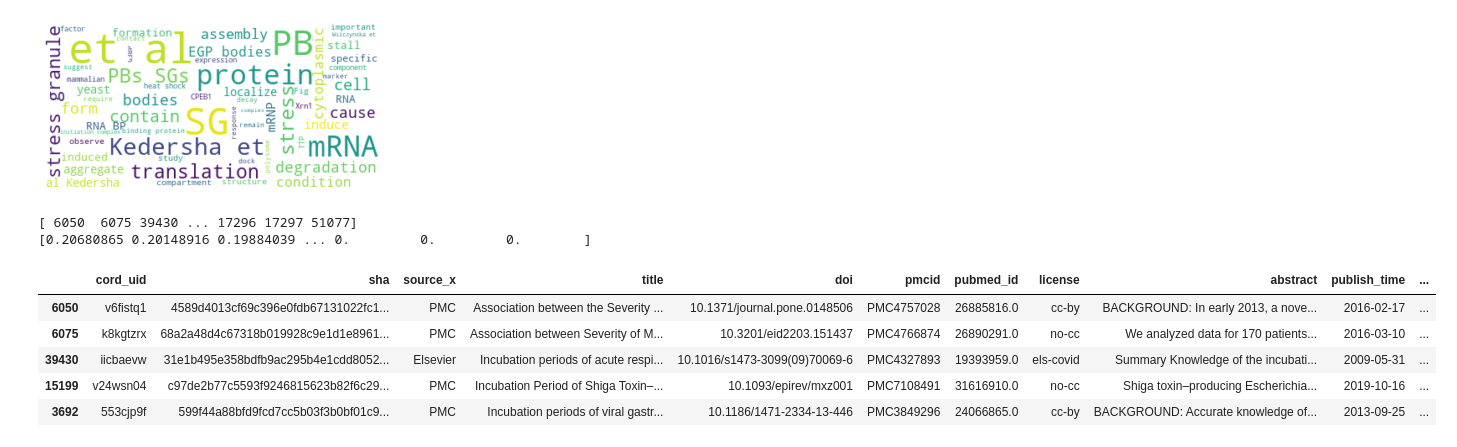
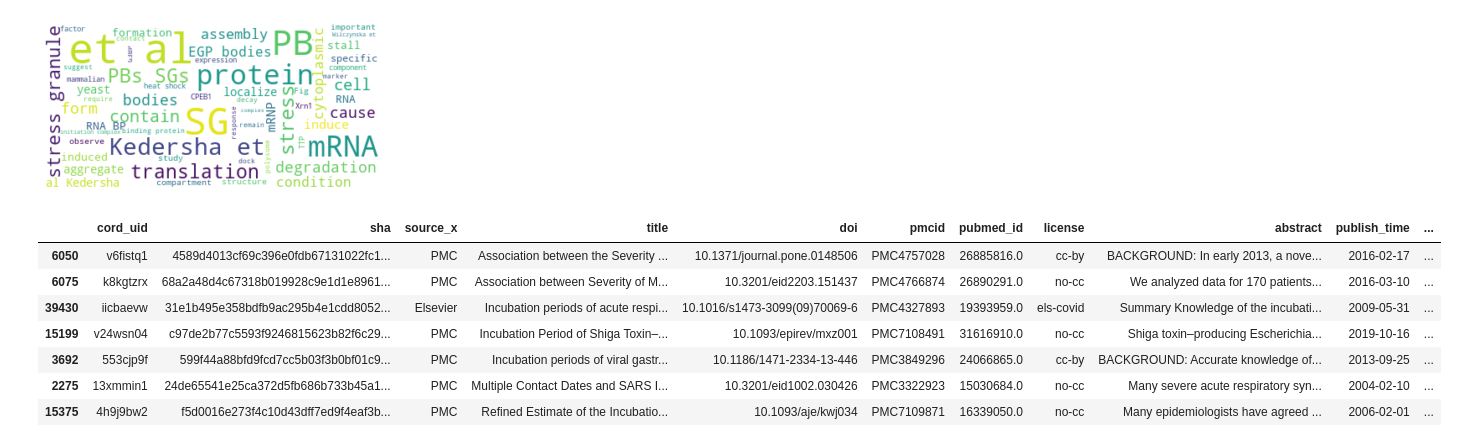
Before and after one commit to tssaini/COVID-19-challenge, a Jupyter notebook: Covid19 challenge.ipynb, the cells around one changed output. Drawn from its saved outputs; the diff is of its cells as text; code cells hidden in the pictures.

Commit message:
get_related_documents function added

```diff
--- a/Covid19 challenge.ipynb
+++ b/Covid19 challenge.ipynb
@@ -78,11 +78,3 @@ nlp = en_core_sci_lg.load(disable=["tagger", "parser", "ner"])
 # %%
 def tokenizer(sentence):
     return [word.lemma_ for word in nlp(sentence) if not (word.like_num or word.is_stop or word.is_punct or word.is_space or len(word)==1)]
-# %%
-from collections import Counter
-doc = tokenizer(df.iloc[16188]["text"])
-query = tokenizer("Range of incubation periods for the disease in humans (and how this varies across age and health status) and how long individuals are contagious, even after recovery.")
-
-word_freq = Counter(doc)
-common_words = word_freq.most_common(10)
-print (common_words)
@@ -102,19 +94,24 @@ plt.show()
 vectorizer = TfidfVectorizer()
 vectors = vectorizer.fit_transform(df.text.to_numpy())
 # %%
-query_vec = vectorizer.transform([" ".join(query)])
-results = cosine_similarity(vectors,query_vec)
-results = results.flatten()
-doc_indexes = np.argsort(results)[::-1]
-print(doc_indexes)
-print(results[doc_indexes])
-df.iloc[doc_indexes][:5]
+def get_related_documents(query, k):
+    query_tokenized = tokenizer(query)
+    query_vec = vectorizer.transform([" ".join(query_tokenized)])
+
+    results = cosine_similarity(vectors,query_vec)
+    results = results.flatten()
+
+    doc_indexes = np.argsort(results)[::-1]
+    return df.iloc[doc_indexes][:k]
-# %% [output]
-[ 6050  6075 39430 ... 17296 17297 51077]
-[0.20680865 0.20148916 0.19884039 ... 0.         0.         0.        ]
-|  | cord_uid | sha | source_x | title | doi | pmcid | pubmed_id | license | abstract | publish_time | ... |
-| 6050 | v6fistq1 | 4589d4013cf69c396e0fdb67131022fc1... | PMC | Association between the Severity ... | 10.1371/journal.pone.0148506 | PMC4757028 | 26885816.0 | cc-by | BACKGROUND: In early 2013, a nove... | 2016-02-17 | ... |
-| 6075 | k8kgtzrx | 68a2a48d4c67318b019928c9e1d1e8961... | PMC | Association between Severity of M... | 10.3201/eid2203.151437 | PMC4766874 | 26890291.0 | no-cc | We analyzed data for 170 patients... | 2016-03-10 | ... |
-| 39430 | iicbaevw | 31e1b495e358bdfb9ac295b4e1cdd8052... | Elsevier | Incubation periods of acute respi... | 10.1016/s1473-3099(09)70069-6 | PMC4327893 | 19393959.0 | els-covid | Summary Knowledge of the incubati... | 2009-05-31 | ... |
-| 15199 | v24wsn04 | c97de2b77c5593f9246815623b82f6c29... | PMC | Incubation Period of Shiga Toxin–... | 10.1093/epirev/mxz001 | PMC7108491 | 31616910.0 | no-cc | Shiga toxin–producing Escherichia... | 2019-10-16 | ... |
-| 3692 | 553cjp9f | 599f44a88bfd9fcd7cc5b03f3b0bf01c9... | PMC | Incubation periods of viral gastr... | 10.1186/1471-2334-13-446 | PMC3849296 | 24066865.0 | cc-by | BACKGROUND: Accurate knowledge of... | 2013-09-25 | ... |
+# %%
+query = "Range of incubation periods for the disease in humans (and how this varies across age and health status) and how long individuals are contagious, even after recovery."
+get_related_documents(query, 5)
+# %% [output]
+|  | cord_uid | sha | source_x | title | doi | pmcid | pubmed_id | license | abstract | publish_time | ... |
+| 6050 | v6fistq1 | 4589d4013cf69c396e0fdb67131022fc1... | PMC | Association between the Severity ... | 10.1371/journal.pone.0148506 | PMC4757028 | 26885816.0 | cc-by | BACKGROUND: In early 2013, a nove... | 2016-02-17 | ... |
+| 6075 | k8kgtzrx | 68a2a48d4c67318b019928c9e1d1e8961... | PMC | Association between Severity of M... | 10.3201/eid2203.151437 | PMC4766874 | 26890291.0 | no-cc | We analyzed data for 170 patients... | 2016-03-10 | ... |
+| 39430 | iicbaevw | 31e1b495e358bdfb9ac295b4e1cdd8052... | Elsevier | Incubation periods of acute respi... | 10.1016/s1473-3099(09)70069-6 | PMC4327893 | 19393959.0 | els-covid | Summary Knowledge of the incubati... | 2009-05-31 | ... |
+| 15199 | v24wsn04 | c97de2b77c5593f9246815623b82f6c29... | PMC | Incubation Period of Shiga Toxin–... | 10.1093/epirev/mxz001 | PMC7108491 | 31616910.0 | no-cc | Shiga toxin–producing Escherichia... | 2019-10-16 | ... |
+| 3692 | 553cjp9f | 599f44a88bfd9fcd7cc5b03f3b0bf01c9... | PMC | Incubation periods of viral gastr... | 10.1186/1471-2334-13-446 | PMC3849296 | 24066865.0 | cc-by | BACKGROUND: Accurate knowledge of... | 2013-09-25 | ... |
+| 2275 | 13xmmin1 | 24de65541e25ca372d5fb686b733b45a1... | PMC | Multiple Contact Dates and SARS I... | 10.3201/eid1002.030426 | PMC3322923 | 15030684.0 | no-cc | Many severe acute respiratory syn... | 2004-02-10 | ... |
+| 15375 | 4h9j9bw2 | f5d0016e273f4c10d43dff7ed9f4eaf3b... | PMC | Refined Estimate of the Incubatio... | 10.1093/aje/kwj034 | PMC7109871 | 16339050.0 | no-cc | Many epidemiologists have agreed ... | 2006-02-01 | ... |
```
Also changed, not shown: parts of 2 cells of this notebook.
